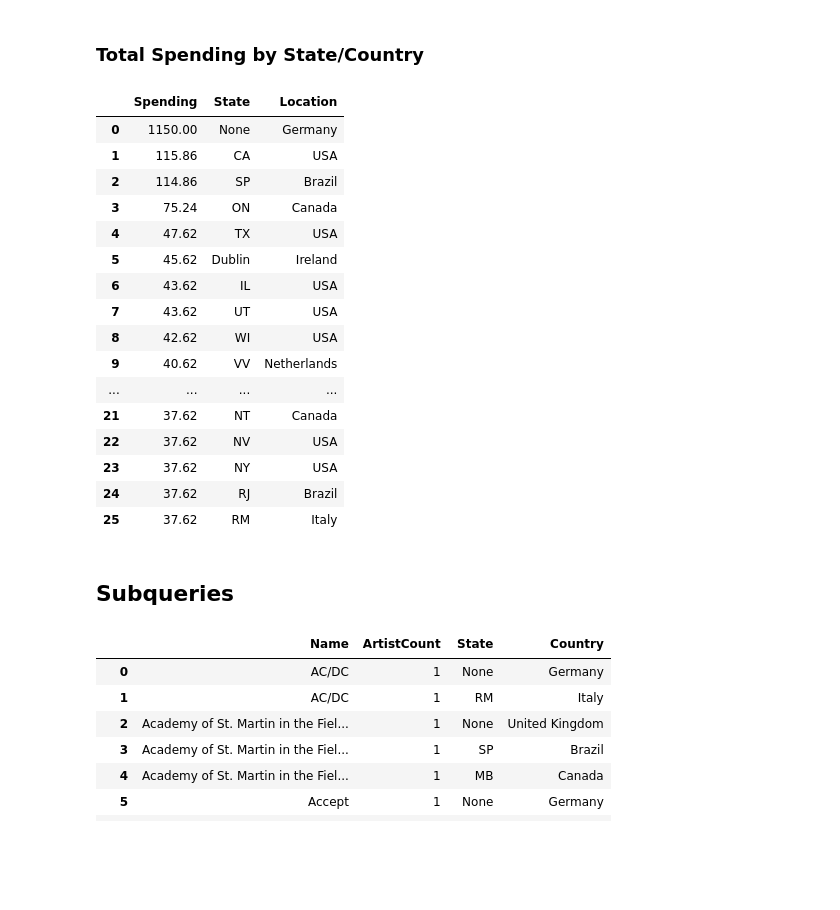
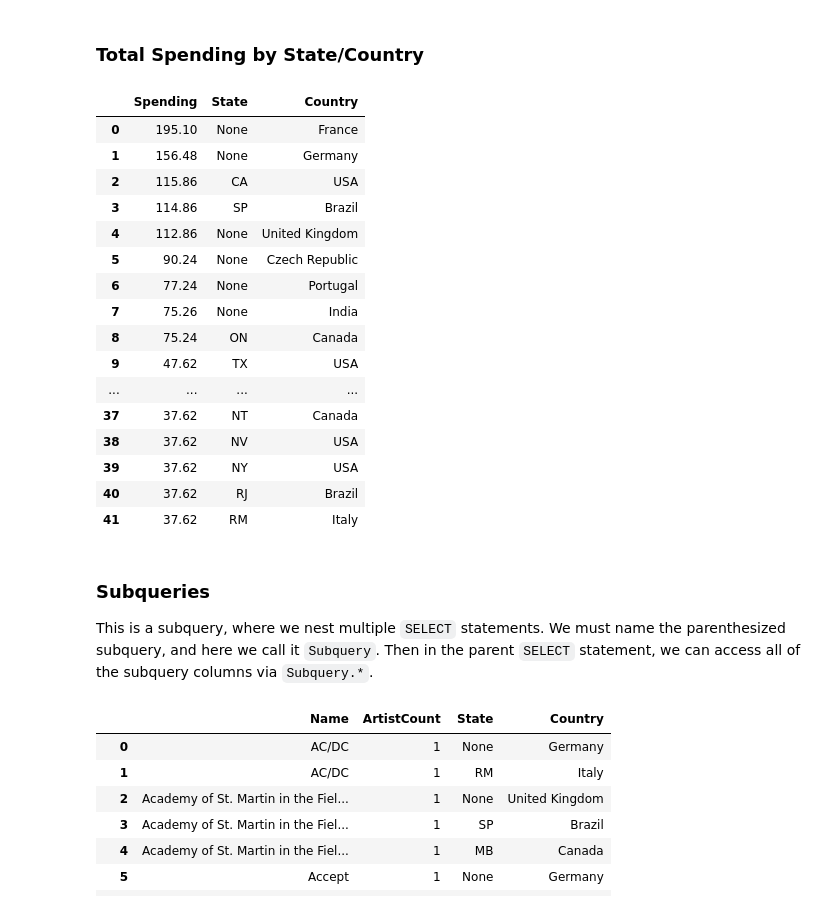
Before and after one commit to team-mayes/che_696, a Jupyter notebook: source/notebooks/lecture18_databases.ipynb, the cells around one changed output. Cells and saved outputs as stored; diff of their text form; code cells hidden in the pictures; blank space fills up the shorter version.

```diff
--- a/source/notebooks/lecture18_databases.ipynb
+++ b/source/notebooks/lecture18_databases.ipynb
@@ -97,0 +183,5 @@ with sqlite3.connect(database) as conn:
+# %%
+with sqlite3.connect(database) as conn:
+    df = pd.read_sql("""SELECT Actors.first_name, Actors.last_name, MovieActors.movie_id
+    FROM Actors LEFT JOIN MovieActors ON Actors.id = MovieActors.actor_id""", conn)
+df
@@ -97,0 +206,8 @@ with sqlite3.connect(database) as conn:
+# %%
+with sqlite3.connect(database) as conn:
+    df = pd.read_sql("""SELECT Actors.first_name, Actors.last_name,
+    MAX(Movies.year) AS most_recent_release_year, Movies.title
+    FROM Actors JOIN MovieActors ON Actors.id = MovieActors.actor_id
+    JOIN Movies ON MovieActors.movie_id = Movies.id
+    GROUP BY Actors.last_name""", conn)
+df
@@ -97,0 +225,7 @@ with sqlite3.connect(database) as conn:
+# %%
+with sqlite3.connect(database) as conn:
+    df = pd.read_sql("""SELECT *,
+    Actors.first_name || " " || Actors.last_name AS name FROM MovieActors
+    JOIN Movies ON MovieActors.movie_id = Movies.id
+    JOIN Actors ON MovieActors.actor_id = Actors.id""", conn)
+df
@@ -99,8 +252,8 @@ with sqlite3.connect(database) as conn:
 So how long have these actors been doing Marvel movies, anyway?
 # %%
 with sqlite3.connect(database) as conn:
-    df = pd.read_sql("""SELECT MAX(Movies.year) - MIN(Movies.year) as years_of_service,
-    Actors.first_name || " " || Actors.last_name as name FROM MovieActors
+    df = pd.read_sql("""SELECT MAX(Movies.year) - MIN(Movies.year) AS years_of_service,
+    Actors.first_name || " " || Actors.last_name AS name FROM MovieActors
         JOIN Movies ON MovieActors.movie_id = Movies.id
         JOIN Actors ON MovieActors.actor_id = Actors.id
         GROUP BY name
@@ -327,29 +484,30 @@ show_results("""PRAGMA table_info(InvoiceLine)""")
 # %% [markdown]
 ### Total Spending by State/Country
 # %%
-get_results("""SELECT SUM(InvoiceLine.UnitPrice) AS Spending, Customer.State, Customer.Country AS Location
+get_results("""SELECT SUM(InvoiceLine.UnitPrice * InvoiceLine.Quantity) AS Spending, Customer.State, Customer.Country
 FROM InvoiceLine
 JOIN Invoice ON InvoiceLine.InvoiceId = Invoice.InvoiceId
 JOIN Customer ON Invoice.CustomerId = Customer.CustomerId
-GROUP BY Customer.State ORDER BY Spending DESC""")
+GROUP BY Customer.State, Customer.Country ORDER BY Spending DESC""")
 # %% [output]
-|  | Spending | State | Location |
-| 0 | 1150.00 | None | Germany |
-| 1 | 115.86 | CA | USA |
-| 2 | 114.86 | SP | Brazil |
-| 3 | 75.24 | ON | Canada |
-| 4 | 47.62 | TX | USA |
-| 5 | 45.62 | Dublin | Ireland |
-| 6 | 43.62 | IL | USA |
-| 7 | 43.62 | UT | USA |
-| 8 | 42.62 | WI | USA |
-| 9 | 40.62 | VV | Netherlands |
+|  | Spending | State | Country |
+| 0 | 195.10 | None | France |
+| 1 | 156.48 | None | Germany |
+| 2 | 115.86 | CA | USA |
+| 3 | 114.86 | SP | Brazil |
+| 4 | 112.86 | None | United Kingdom |
+| 5 | 90.24 | None | Czech Republic |
+| 6 | 77.24 | None | Portugal |
+| 7 | 75.26 | None | India |
+| 8 | 75.24 | ON | Canada |
+| 9 | 47.62 | TX | USA |
 | ... | ... | ... | ... |
-| 21 | 37.62 | NT | Canada |
-| 22 | 37.62 | NV | USA |
-| 23 | 37.62 | NY | USA |
-| 24 | 37.62 | RJ | Brazil |
-| 25 | 37.62 | RM | Italy |
+| 37 | 37.62 | NT | Canada |
+| 38 | 37.62 | NV | USA |
+| 39 | 37.62 | NY | USA |
+| 40 | 37.62 | RJ | Brazil |
+| 41 | 37.62 | RM | Italy |
-# %% [markdown]
-## Subqueries
+# %% [markdown]
+### Subqueries
+This is a subquery, where we nest multiple `SELECT` statements. We must name the parenthesized subquery, and here we call it `Subquery`. Then in the parent `SELECT` statement, we can access all of the subquery columns via `Subquery.*`.
 # %%
```
Also changed, not shown: parts of 32 cells of this notebook.
